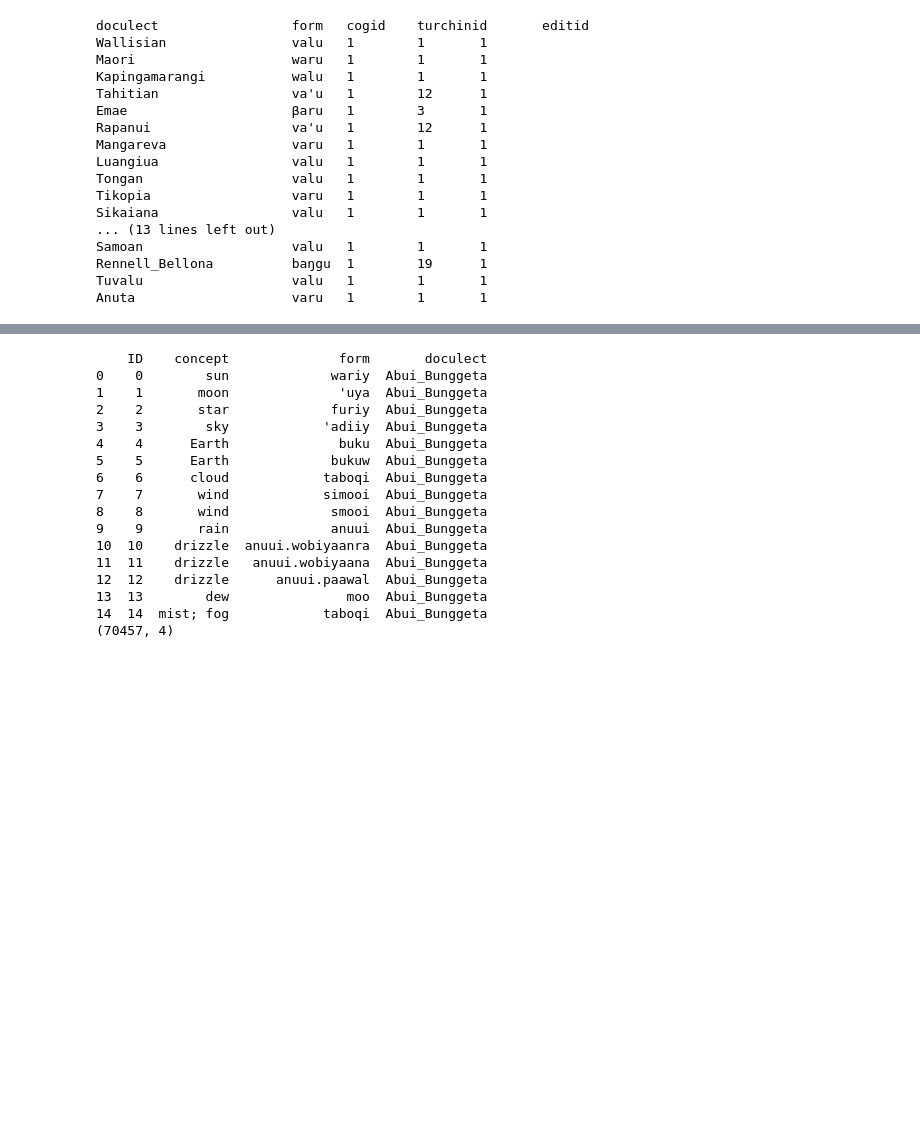
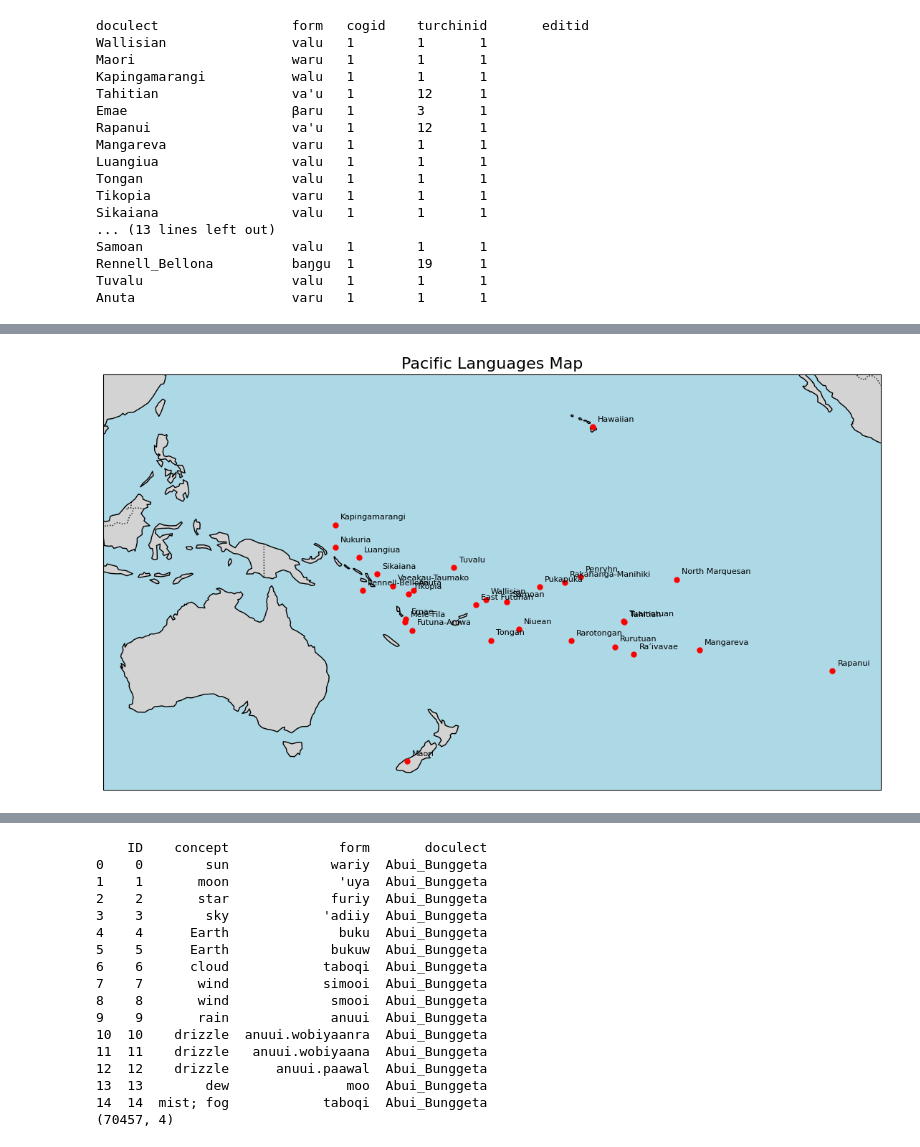
Before and after one commit to danjlawson/ocseanworkshop2025, a Jupyter notebook: lingpy_polynesian_example.ipynb, the cells around one changed output, grey strips where cells are left out. Drawn from its saved outputs; the diff is of its cells as text; code cells hidden in the pictures; blank space fills up the shorter version.

```diff
--- a/lingpy_polynesian_example.ipynb
+++ b/lingpy_polynesian_example.ipynb
@@ -363,0 +467,8 @@ AssertionError:
+# %%
+def date_line_remove (geo):
+    geo["Longitude2"]=[(x-360 if x>0 else x) for x in geo["Longitude"]]
+    return geo
+
+polynesia_geo=pd.read_table(os.path.join('data','east_polynesia_geo.tsv'))
+polynesia_geo=date_line_remove(polynesia_geo)
+polynesia_geo
@@ -363,0 +501,28 @@ AssertionError:
+# %%
+import matplotlib.pyplot as plt
+import cartopy.crs as ccrs
+import cartopy.feature as cfeature
+
+# Assuming polynesia_geo has columns: 'Language', 'Latitude', 'Longitude'
+
+fig = plt.figure(figsize=(14, 10))
+ax = plt.axes(projection=ccrs.PlateCarree(central_longitude=180))
+
+# Set map extent to roughly cover the Pacific region
+ax.set_extent([-250, -100, -50, 30], crs=ccrs.PlateCarree())
+
+# Add map features for context
+ax.add_feature(cfeature.LAND, facecolor='lightgray')
+ax.add_feature(cfeature.OCEAN, facecolor='lightblue')
+ax.add_feature(cfeature.COASTLINE)
+ax.add_feature(cfeature.BORDERS, linestyle=':')
+
+# Plot each language point and label it
+for idx, row in polynesia_geo.iterrows():
+    ax.plot(row['Longitude2'], row['Latitude'], 'o', color='red', markersize=5, transform=ccrs.PlateCarree())
+    ax.text(row['Longitude2'] + 1, row['Latitude'] + 1, row['Language'], fontsize=8, transform=ccrs.PlateCarree())
+
+plt.title("Pacific Languages Map", fontsize=16)
+plt.show()
+# %% [output]
+[figure, added]
```
Also changed, not shown: parts of 16 cells of this notebook.
